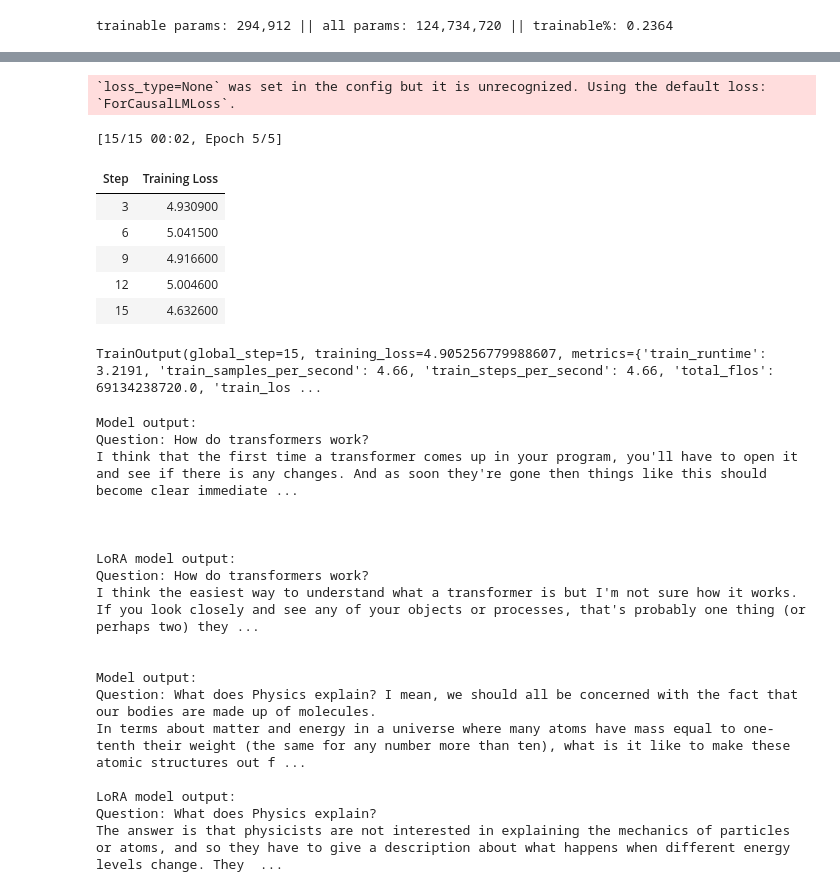
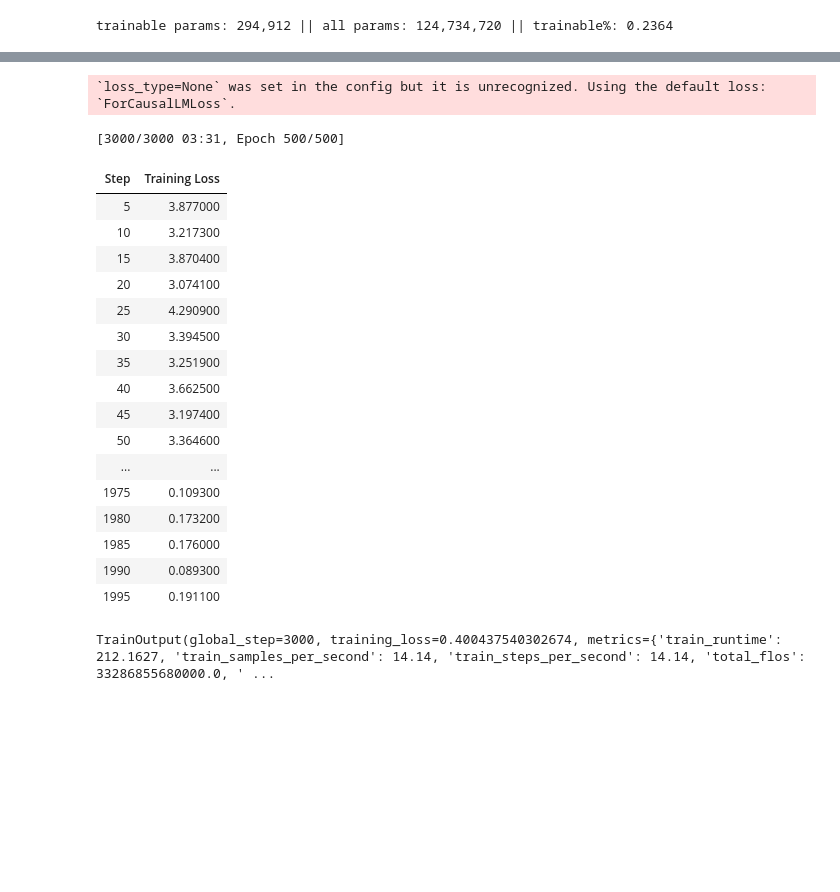
Before and after one commit to AJG91/lora-fine-tune, a Jupyter notebook: notebooks/lora-fine-tune.ipynb, the cells around one changed output, grey strips where cells are left out. Saved outputs shown, nothing was run; the diff lists cells and outputs as text; code cells hidden in the pictures; blank space fills up the shorter version.

```diff
--- a/notebooks/lora-fine-tune.ipynb
+++ b/notebooks/lora-fine-tune.ipynb
@@ -60,60 +57,44 @@ Dataset({
 # %%
 training_args = TrainingArguments(
     output_dir=cfg.res_path,
     overwrite_output_dir=True,
     report_to="none",
-    save_strategy=cfg.strategy,
-    logging_strategy= cfg.strategy,
+    save_strategy="no",
+    logging_strategy= "steps",
+    logging_steps=cfg.logging_steps,
     learning_rate=cfg.lr,
     per_device_train_batch_size=cfg.train_batch_size,
     num_train_epochs=cfg.epochs,
     warmup_ratio=cfg.warmup_ratio,
     seed=cfg.seed
 )
 
 trainer = Trainer(
     model=model.lora_model,
     args=training_args,
     train_dataset=data_tokenized,
     data_collator=data_collator
 )
 
 trainer.train()
 # %% [output]
 `loss_type=None` was set in the config but it is unrecognized. Using the default loss: `ForCausalLMLoss`.
-[15/15 00:02, Epoch 5/5]
+[3000/3000 03:31, Epoch 500/500]
 | Step | Training Loss |
-| 3 | 4.930900 |
-| 6 | 5.041500 |
-| 9 | 4.916600 |
-| 12 | 5.004600 |
-| 15 | 4.632600 |
+| 5 | 3.877000 |
+| 10 | 3.217300 |
+| 15 | 3.870400 |
+| 20 | 3.074100 |
+| 25 | 4.290900 |
+| 30 | 3.394500 |
+| 35 | 3.251900 |
+| 40 | 3.662500 |
+| 45 | 3.197400 |
+| 50 | 3.364600 |
+| ... | ... |
+| 1975 | 0.109300 |
+| 1980 | 0.173200 |
+| 1985 | 0.176000 |
+| 1990 | 0.089300 |
+| 1995 | 0.191100 |
-TrainOutput(global_step=15, training_loss=4.905256779988607, metrics={'train_runtime': 3.2191, 'train_samples_per_second': 4.66, 'train_steps_per_second': 4.66, 'total_flos': 69134238720.0, 'train_los ...
+TrainOutput(global_step=3000, training_loss=0.400437540302674, metrics={'train_runtime': 212.1627, 'train_samples_per_second': 14.14, 'train_steps_per_second': 14.14, 'total_flos': 33286855680000.0, ' ...
-# %%
-questions = [
-    "Question: How do transformers work?",
-    "Question: What does Physics explain?"
-]
-
-for q in questions:
-    print(f"Model output:\n{model.generate(q)}\n")
-    print(f"LoRA model output:\n{model.generate(q, use_lora=True)}\n\n")
-# %% [output]
-Model output:
-Question: How do transformers work?
-I think that the first time a transformer comes up in your program, you'll have to open it and see if there is any changes. And as soon they're gone then things like this should become clear immediate ...
-
-
-
-LoRA model output:
-Question: How do transformers work?
-I think the easiest way to understand what a transformer is but I'm not sure how it works. If you look closely and see any of your objects or processes, that's probably one thing (or perhaps two) they ...
-
-
-Model output:
-Question: What does Physics explain? I mean, we should all be concerned with the fact that our bodies are made up of molecules.
-In terms about matter and energy in a universe where many atoms have mass equal to one-tenth their weight (the same for any number more than ten), what is it like to make these atomic structures out f ...
-
-LoRA model output:
-Question: What does Physics explain?
-The answer is that physicists are not interested in explaining the mechanics of particles or atoms, and so they have to give a description about what happens when different energy levels change. They  ...
```
Also changed, not shown: parts of 5 cells of this notebook.
